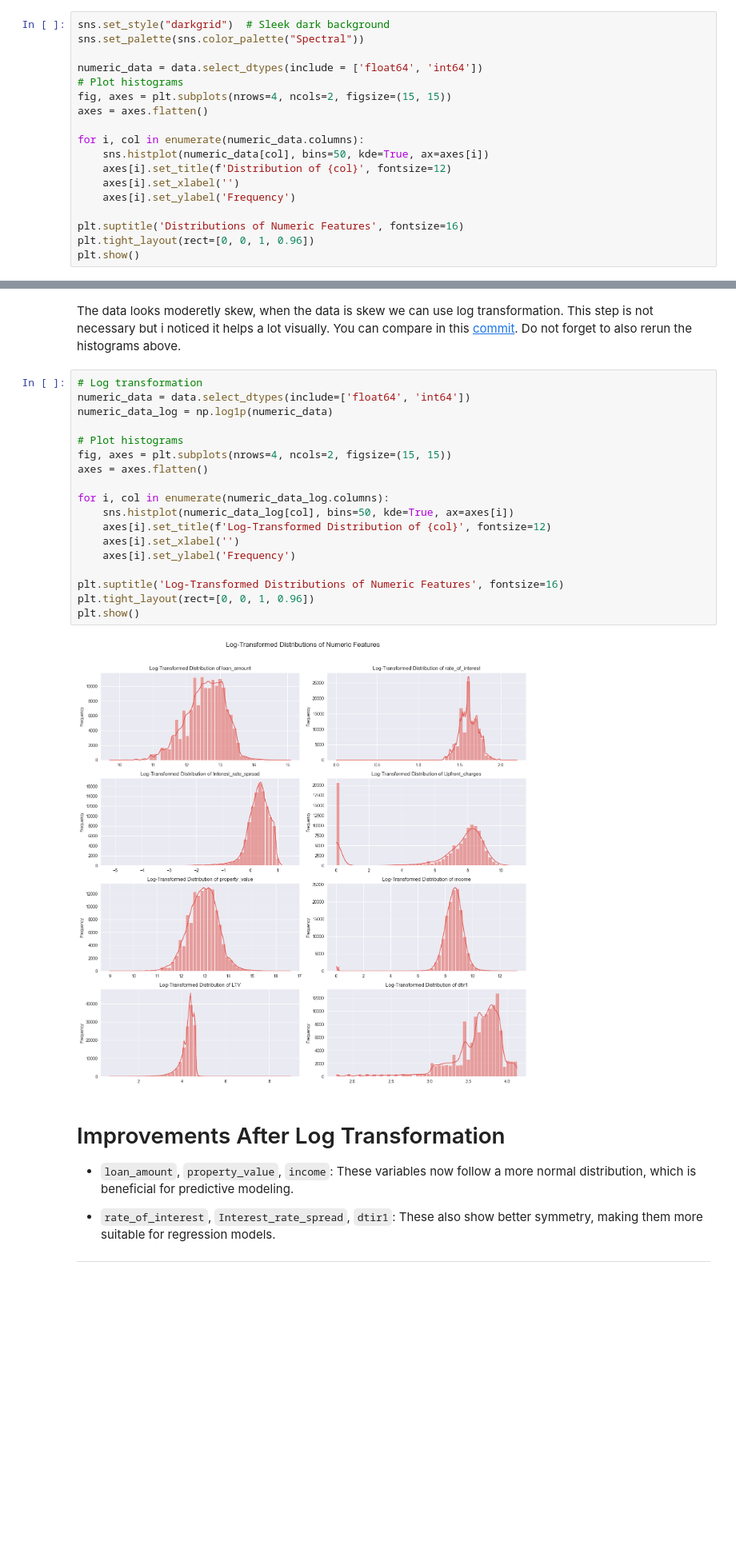
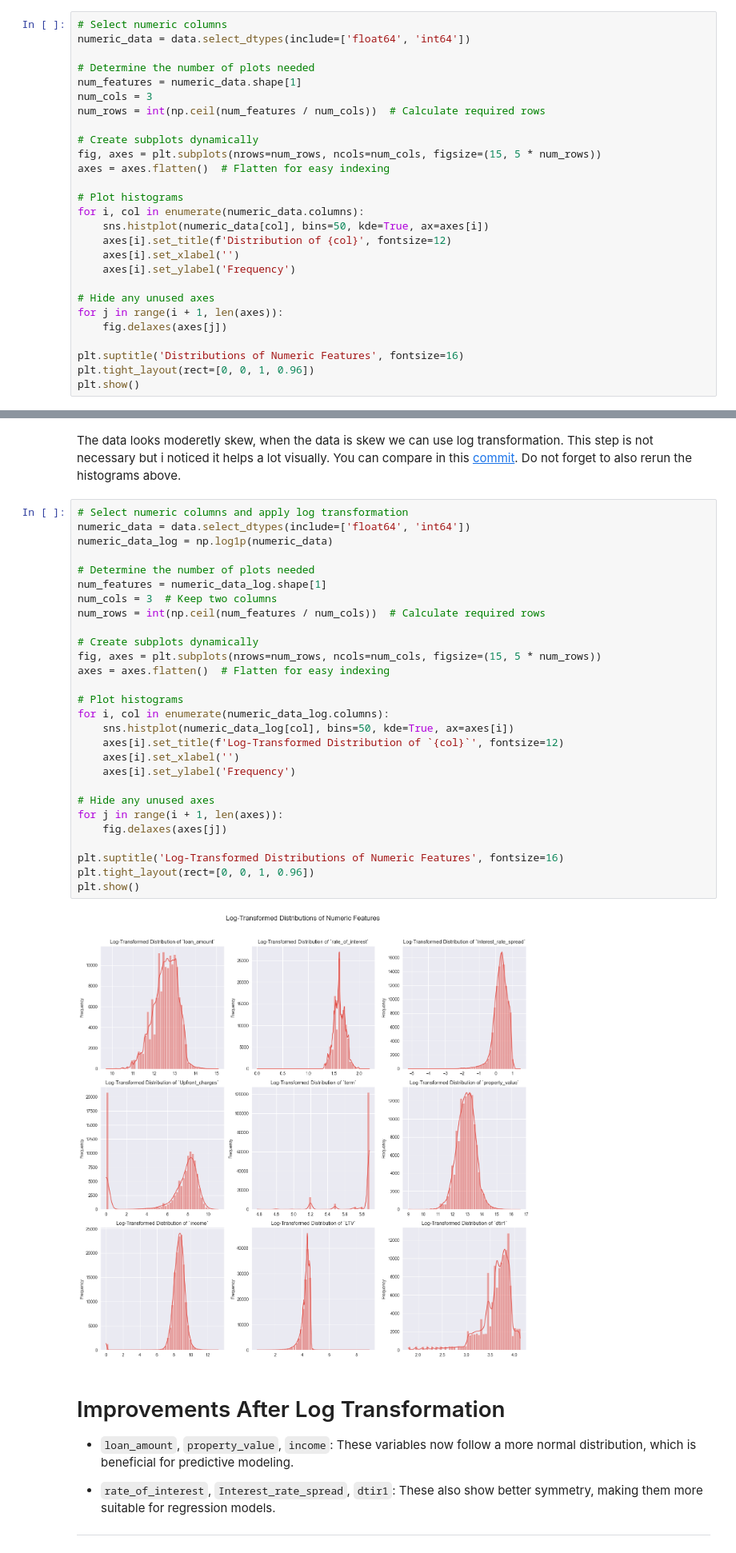
Before and after one commit to thebekhruz/predictive_modelling, a Jupyter notebook: eda/eda.ipynb, the cells around one changed output, grey strips where cells are left out. Shown at 80% size. Saved outputs shown, nothing was run; the diff lists cells and outputs as text; blank space fills up the shorter version.

```diff
--- a/eda/eda.ipynb
+++ b/eda/eda.ipynb
@@ -141,18 +144,27 @@ print(data['term'].unique())
 # %%
-sns.set_style("darkgrid")  # Sleek dark background
-sns.set_palette(sns.color_palette("Spectral"))
+# Select numeric columns
+numeric_data = data.select_dtypes(include=['float64', 'int64'])
 
-numeric_data = data.select_dtypes(include = ['float64', 'int64'])
+# Determine the number of plots needed
+num_features = numeric_data.shape[1]
+num_cols = 3
+num_rows = int(np.ceil(num_features / num_cols))  # Calculate required rows
+
+# Create subplots dynamically
+fig, axes = plt.subplots(nrows=num_rows, ncols=num_cols, figsize=(15, 5 * num_rows))
+axes = axes.flatten()  # Flatten for easy indexing
+
 # Plot histograms
-fig, axes = plt.subplots(nrows=4, ncols=2, figsize=(15, 15))
-axes = axes.flatten()
-
 for i, col in enumerate(numeric_data.columns):
     sns.histplot(numeric_data[col], bins=50, kde=True, ax=axes[i])
     axes[i].set_title(f'Distribution of {col}', fontsize=12)
     axes[i].set_xlabel('')
     axes[i].set_ylabel('Frequency')
 
+# Hide any unused axes
+for j in range(i + 1, len(axes)):
+    fig.delaxes(axes[j])
+
 plt.suptitle('Distributions of Numeric Features', fontsize=16)
 plt.tight_layout(rect=[0, 0, 1, 0.96])
 plt.show()
@@ -229,25 +241,35 @@ I have noticed that some graphs have very tall peaks, some graphs have peaks so
 # %% [markdown]
 The data looks moderetly skew, when the data is skew we can use log transformation. This step is not necessary but i noticed it helps a lot visually. You can compare in this [commit](https://github.com/thebekhruz/predictive_modelling/commit/aa006e7ed56d1176f2d2e70e002f19cc152d6989). Do not forget to also rerun the histograms above.
 # %%
-# Log transformation
+# Select numeric columns and apply log transformation
 numeric_data = data.select_dtypes(include=['float64', 'int64'])
 numeric_data_log = np.log1p(numeric_data)
 
+# Determine the number of plots needed
+num_features = numeric_data_log.shape[1]
+num_cols = 3  # Keep two columns
+num_rows = int(np.ceil(num_features / num_cols))  # Calculate required rows
+
+# Create subplots dynamically
+fig, axes = plt.subplots(nrows=num_rows, ncols=num_cols, figsize=(15, 5 * num_rows))
+axes = axes.flatten()  # Flatten for easy indexing
+
 # Plot histograms
-fig, axes = plt.subplots(nrows=4, ncols=2, figsize=(15, 15))
-axes = axes.flatten()
-
 for i, col in enumerate(numeric_data_log.columns):
     sns.histplot(numeric_data_log[col], bins=50, kde=True, ax=axes[i])
-    axes[i].set_title(f'Log-Transformed Distribution of {col}', fontsize=12)
+    axes[i].set_title(f'Log-Transformed Distribution of `{col}`', fontsize=12)
     axes[i].set_xlabel('')
     axes[i].set_ylabel('Frequency')
+
+# Hide any unused axes
+for j in range(i + 1, len(axes)):
+    fig.delaxes(axes[j])
 
 plt.suptitle('Log-Transformed Distributions of Numeric Features', fontsize=16)
 plt.tight_layout(rect=[0, 0, 1, 0.96])
 plt.show()
 # %% [output]
-[figure, old version]
+[figure, new version]
 # %% [markdown]
 # Improvements After Log Transformation
 - `loan_amount`, `property_value`, `income`: These variables now follow a more normal distribution, which is beneficial for predictive modeling.
```
Also changed, not shown: parts of 8 cells of this notebook, 7 other files.
